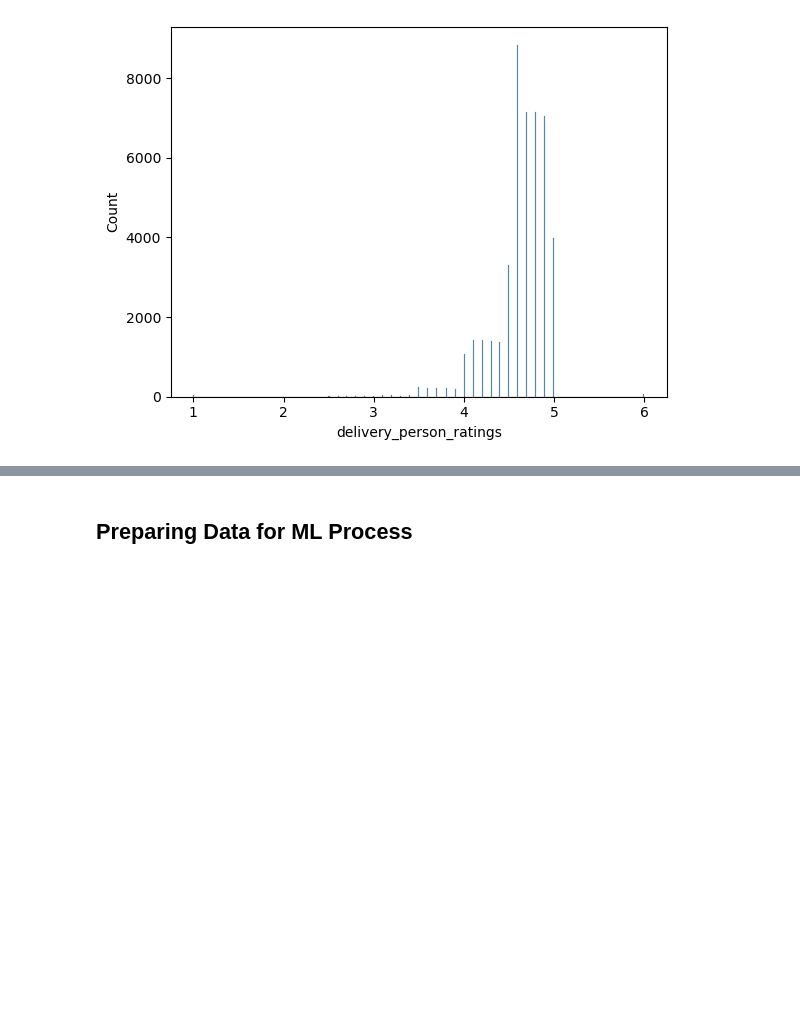
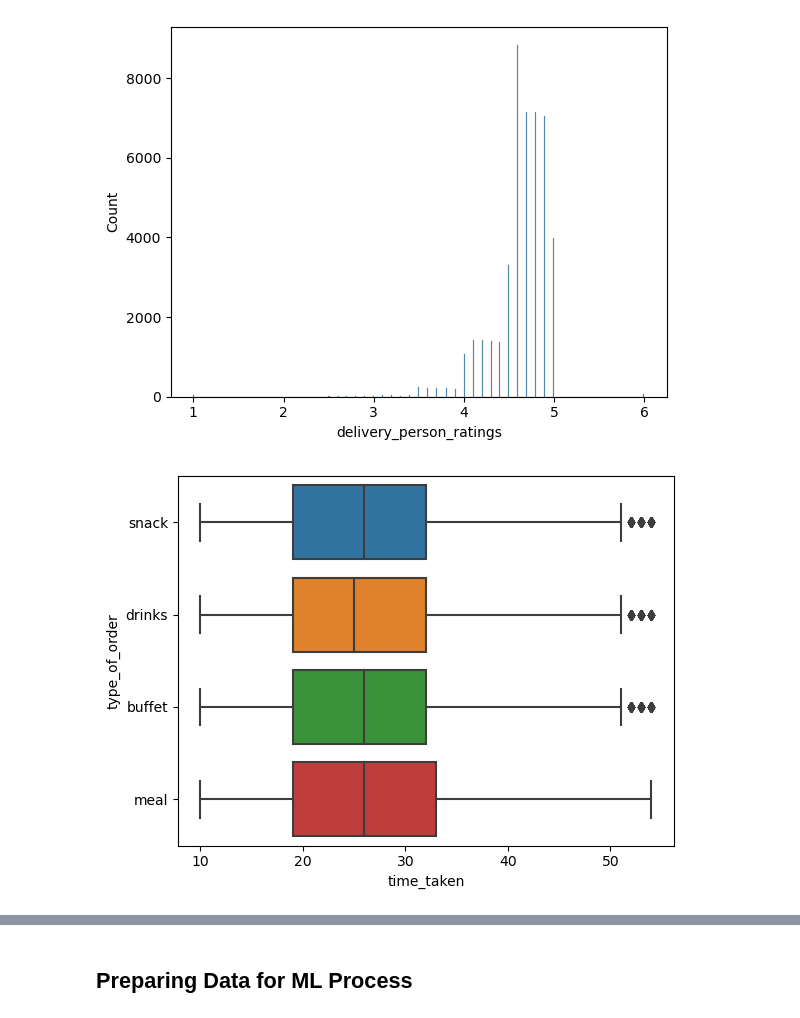
Before and after one commit to kcpGOAT/food-delivery-ML, a Jupyter notebook: food_delay.ipynb, the cells around one changed output, grey strips where cells are left out. Saved outputs shown, nothing was run; the diff lists cells and outputs as text; code cells hidden in the pictures; blank space fills up the shorter version.

```diff
--- a/food_delay.ipynb
+++ b/food_delay.ipynb
@@ -90,2 +137,6 @@ sns.histplot(data = delivery_data, x = 'delivery_person_ratings');
 # %% [output]
 [figure]
+# %%
+sns.boxplot(data = delivery_data.to_pandas(), x = 'time_taken', y = 'type_of_order');
+# %% [output]
+[figure, added]
```
Also changed, not shown: parts of 14 cells of this notebook.
